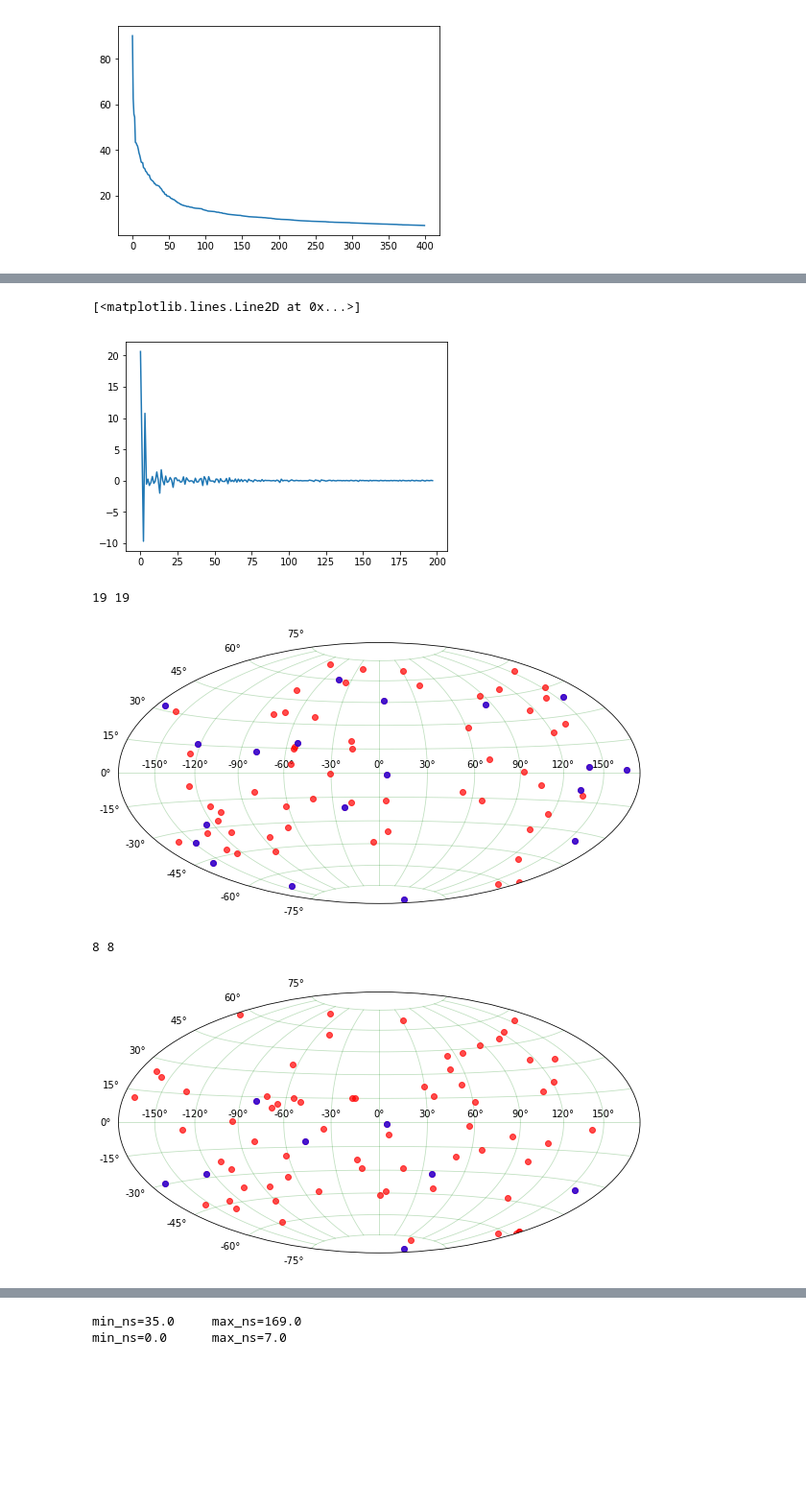
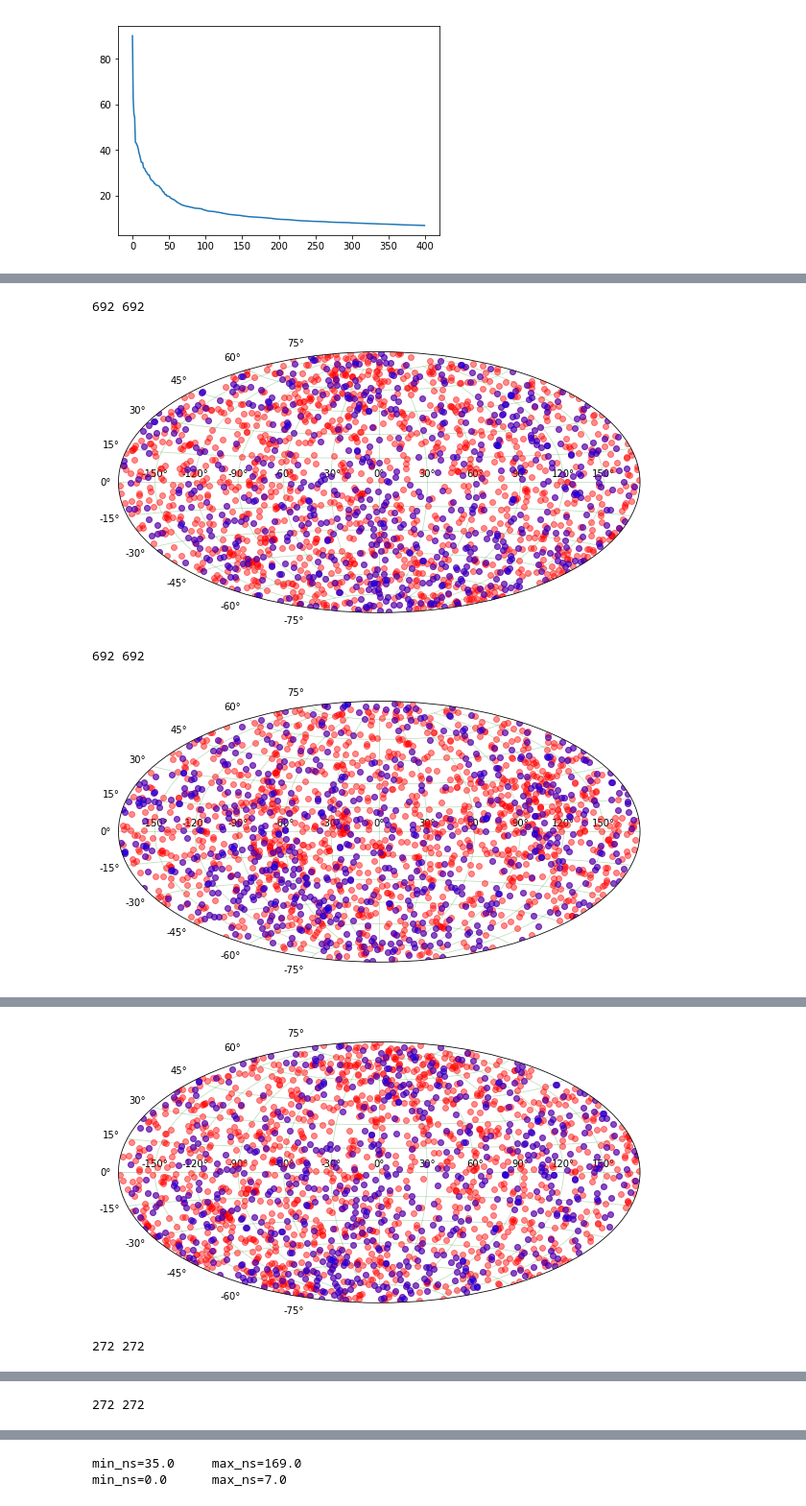
Before and after one commit to paantya/gaialib, a Jupyter notebook: d2018_sf.ipynb, the cells around one changed output, grey strips where cells are left out. Shown at 96% size. Saved outputs shown, nothing was run; the diff lists cells and outputs as text; code cells hidden in the pictures; blank space fills up the shorter version.

```diff
--- a/d2018_sf.ipynb
+++ b/d2018_sf.ipynb
@@ -143,8 +148,3 @@ plt.plot([i for i in np.arange(len(df_gh_srz))][:200-1],np.diff(df_gh_srz['paral
-# %%
-plt.plot([i for i in np.arange(len(df_gh_srz))][:200-2],np.diff(np.diff(df_gh_srz['parallax_difference_abs'].sort_values(ascending=False)[:200])))
-# %% [output]
-[<matplotlib.lines.Line2D at 0x...>]
-[figure, removed]
 # %%
 %%time
 
@@ -155,38 +155,50 @@ def scattermy(df0,x,y,c,k='ro'):
     ax.set_facecolor('w')
     plt.plot(
         (df0[x]-180)*np.pi/180,
         (df0[y]-90)*np.pi/180,
         k,
-        alpha=.7
+        alpha=.45
     )
     x1 = df0[df0[c]<0][x]
     y1 = df0[df0[c]<0][y]
     print(len(x1),len(y1))
     if (len(x1) and len(y1)):
         plt.plot(
             (x1-180)*np.pi/180,
             (y1-90)*np.pi/180,
             'bo',
-            alpha=.7
+            alpha=.45
         )
 
 
     params = matplotlib.figure.SubplotParams(left=.02, right=.98, top=.99, bottom=.01)
 
     plt.grid(color='g',alpha = .25)#, linestyle='--', linewidth=1.9)
     plt.show()
 
 #scattermy(df_gh_srz.sort_values(by = 'parallax_difference_abs',ascending=False).head(75),'ra','dec','parallax_difference_abs')
 #scattermy(df_gh_srz.sort_values(by = 'parallax_difference_abs',ascending=False).head(75),'ra','dec','parallax_difference')
 
 #scattermy(df_gh_srz.sort_values(by = 'parallax_difference_abs',ascending=False).head(75),'l','b','parallax_difference_abs')
 #scattermy(df_gh_srz.sort_values(by = 'parallax_difference_abs',ascending=False).head(75),'l','b','parallax_difference')
 
 #scattermy(df_gh_srz.sort_values(by = 'parallax_difference_abs',ascending=False).head(75),'ecl_lon','ecl_lat','parallax_difference_abs')
-scattermy(df_gh_srz[df_gh_srz['parallax_difference_abs']>3*df_gh_srz['parallax_error_hip_tgas']].sort_values(by = 'parallax_difference_abs',ascending=False).head(75),'ecl_lon','ecl_lat','parallax_difference')
-scattermy(df_gh_srz.sort_values(by = 'parallax_difference_abs',ascending=False).head(75),'ecl_lon','ecl_lat','parallax_difference')
+
+#scattermy(df_gh_srz[df_gh_srz['parallax_difference_abs']>3*df_gh_srz['parallax_error_hip_tgas']].sort_values(by = 'parallax_difference_abs',ascending=False).head(75),'ecl_lon','ecl_lat','parallax_difference')
+#scattermy(df_gh_srz.sort_values(by = 'parallax_difference_abs',ascending=False).head(75),'ecl_lon','ecl_lat','parallax_difference')
+
+MMM_KEK = df_gh_srz['parallax_difference'].sum()/len(df_gh_srz['parallax_difference'])
+DDD_KEK = np.sqrt(sum([np.power(i-MMM_KEK,2) for i in df_gh_srz['parallax_difference']])/len(df_gh_srz['parallax_difference']))
+
+scattermy(df_gh_srz[np.abs(df_gh_srz['parallax_difference']) > 3. * df_gh_srz['parallax_error_hip_tgas']],'ra','dec','parallax_difference')
+scattermy(df_gh_srz[np.abs(df_gh_srz['parallax_difference']) > 3. * df_gh_srz['parallax_error_hip_tgas']],'l','b','parallax_difference')
+scattermy(df_gh_srz[np.abs(df_gh_srz['parallax_difference']) > 3. * df_gh_srz['parallax_error_hip_tgas']],'ecl_lon','ecl_lat','parallax_difference')
+
+scattermy(df_gh_srz[np.abs(df_gh_srz['parallax_difference'] - MMM_KEK) > 3. * DDD_KEK],'ra','dec','parallax_difference')
+scattermy(df_gh_srz[np.abs(df_gh_srz['parallax_difference'] - MMM_KEK) > 3. * DDD_KEK],'l','b','parallax_difference')
+scattermy(df_gh_srz[np.abs(df_gh_srz['parallax_difference'] - MMM_KEK) > 3. * DDD_KEK],'ecl_lon','ecl_lat','parallax_difference')
 # %% [output]
-19 19
+692 692
-[figure, old version]
+[figure, new version]
-8 8
+692 692
-[figure, old version]
+[figure, new version]
@@ -194,0 +206,2 @@ Wall time: 542 ms
+[figure, added]
+272 272
@@ -194,0 +209 @@ Wall time: 542 ms
+272 272
```
Also changed, not shown: parts of 30 cells of this notebook.
